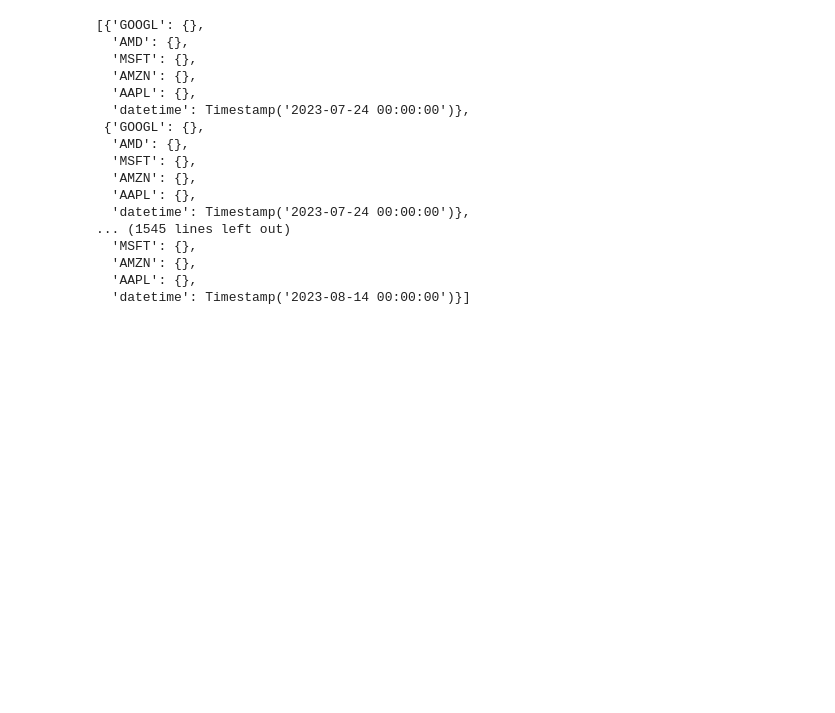
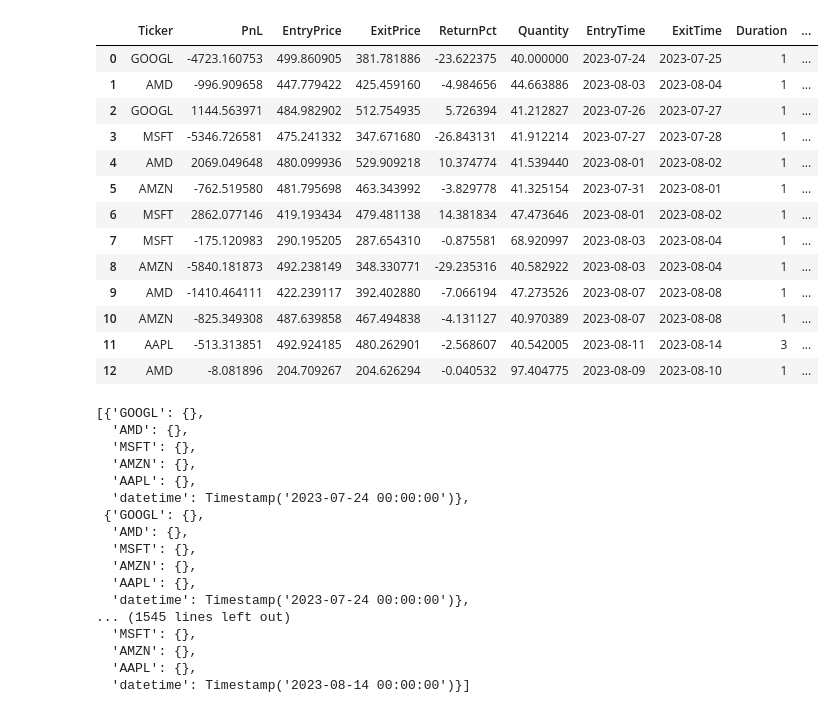
Before and after one commit to Zino-ctrlZ/QuantTools, a Jupyter notebook: EventDriven/demo.ipynb, the cells around one changed output. Drawn from its saved outputs; the diff is of its cells as text; code cells hidden in the pictures; blank space fills up the shorter version.

```diff
--- a/EventDriven/demo.ipynb
+++ b/EventDriven/demo.ipynb
@@ -262,3 +248,20 @@ Processing event: SIGNAL
+# %%
+evb_backtest.trades
+# %% [output]
+|  | Ticker | PnL | EntryPrice | ExitPrice | ReturnPct | Quantity | EntryTime | ExitTime | Duration | ... |
+| 0 | GOOGL | -4723.160753 | 499.860905 | 381.781886 | -23.622375 | 40.000000 | 2023-07-24 | 2023-07-25 | 1 | ... |
+| 1 | AMD | -996.909658 | 447.779422 | 425.459160 | -4.984656 | 44.663886 | 2023-08-03 | 2023-08-04 | 1 | ... |
+| 2 | GOOGL | 1144.563971 | 484.982902 | 512.754935 | 5.726394 | 41.212827 | 2023-07-26 | 2023-07-27 | 1 | ... |
+| 3 | MSFT | -5346.726581 | 475.241332 | 347.671680 | -26.843131 | 41.912214 | 2023-07-27 | 2023-07-28 | 1 | ... |
+| 4 | AMD | 2069.049648 | 480.099936 | 529.909218 | 10.374774 | 41.539440 | 2023-08-01 | 2023-08-02 | 1 | ... |
+| 5 | AMZN | -762.519580 | 481.795698 | 463.343992 | -3.829778 | 41.325154 | 2023-07-31 | 2023-08-01 | 1 | ... |
+| 6 | MSFT | 2862.077146 | 419.193434 | 479.481138 | 14.381834 | 47.473646 | 2023-08-01 | 2023-08-02 | 1 | ... |
+| 7 | MSFT | -175.120983 | 290.195205 | 287.654310 | -0.875581 | 68.920997 | 2023-08-03 | 2023-08-04 | 1 | ... |
+| 8 | AMZN | -5840.181873 | 492.238149 | 348.330771 | -29.235316 | 40.582922 | 2023-08-03 | 2023-08-04 | 1 | ... |
+| 9 | AMD | -1410.464111 | 422.239117 | 392.402880 | -7.066194 | 47.273526 | 2023-08-07 | 2023-08-08 | 1 | ... |
+| 10 | AMZN | -825.349308 | 487.639858 | 467.494838 | -4.131127 | 40.970389 | 2023-08-07 | 2023-08-08 | 1 | ... |
+| 11 | AAPL | -513.313851 | 492.924185 | 480.262901 | -2.568607 | 40.542005 | 2023-08-11 | 2023-08-14 | 3 | ... |
+| 12 | AMD | -8.081896 | 204.709267 | 204.626294 | -0.040532 | 97.404775 | 2023-08-09 | 2023-08-10 | 1 | ... |
 # %%
 evb_backtest.portfolio.all_positions
 
```
Also changed, not shown: parts of 13 cells of this notebook, 1 other file.
